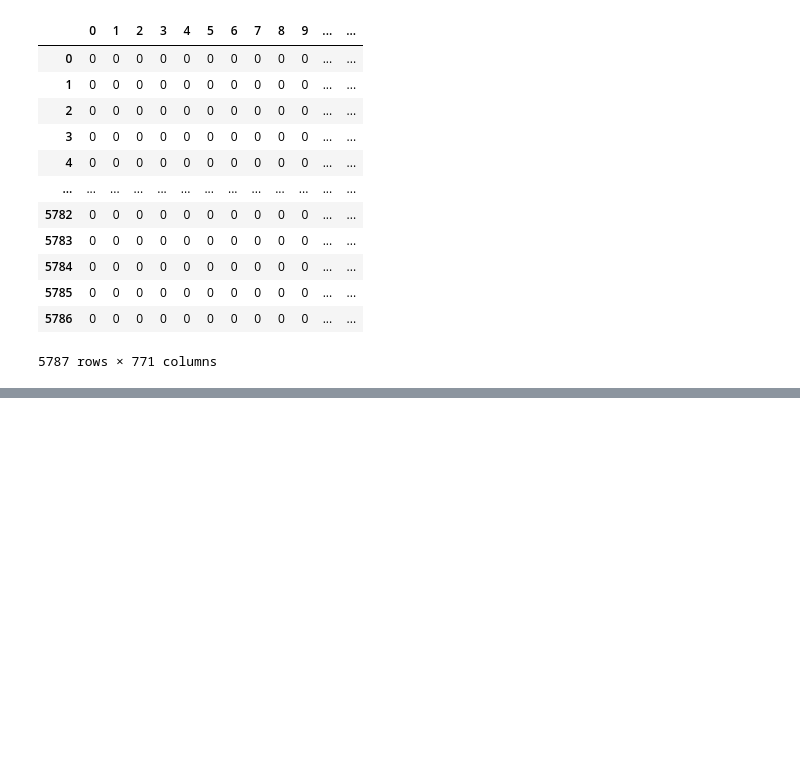
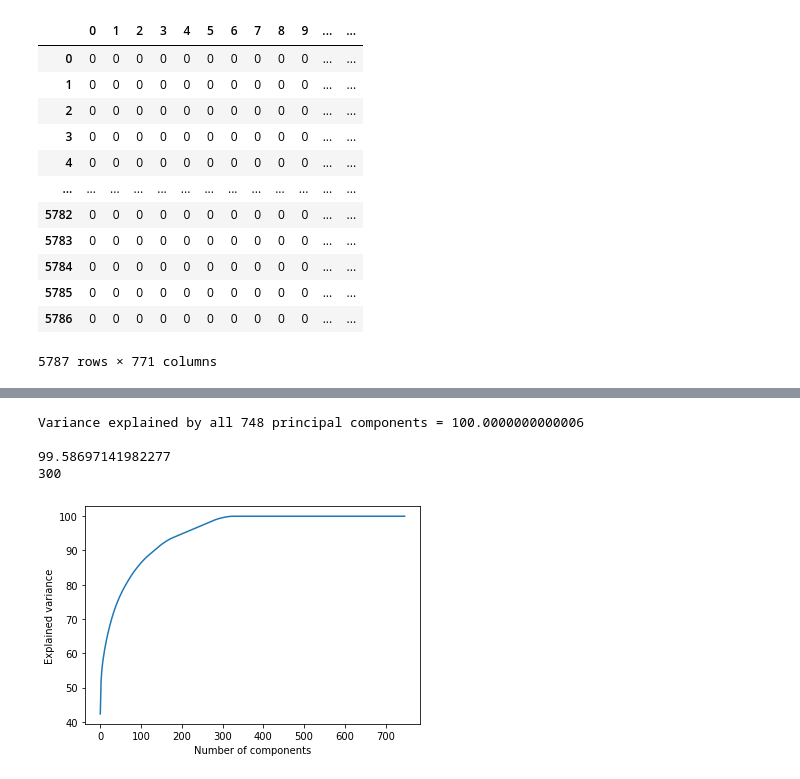
Before and after one commit to sak007/Monkey-Pox-Misinformation-Classification, a Jupyter notebook: code/preprocess_hashtags.ipynb, the cells around one changed output, grey strips where cells are left out. Saved outputs shown, nothing was run; the diff lists cells and outputs as text; code cells hidden in the pictures; blank space fills up the shorter version.

```diff
--- a/code/preprocess_hashtags.ipynb
+++ b/code/preprocess_hashtags.ipynb
@@ -183,0 +315,13 @@ df_lemmatization.to_csv('processed_dataset/'+file_prefix+'_lemmatization.csv',in
+# %%
+# PCA portered TF IDF
+X_train_ = X_train_tf
+y_train_ = y_train_tf
+total_components = min(len(df_portered_TF_IDF.columns)-1, len(X_train_))
+n_components = 300
+X_train = perform_PCA (X_train_, y_train_, total_components, n_components)
+# %% [output]
+Variance explained by all 748 principal components = 100.0000000000006
+
+99.58697141982277
+300
+[figure, added]
```
Also changed, not shown: parts of 20 cells of this notebook, 4 other files.
